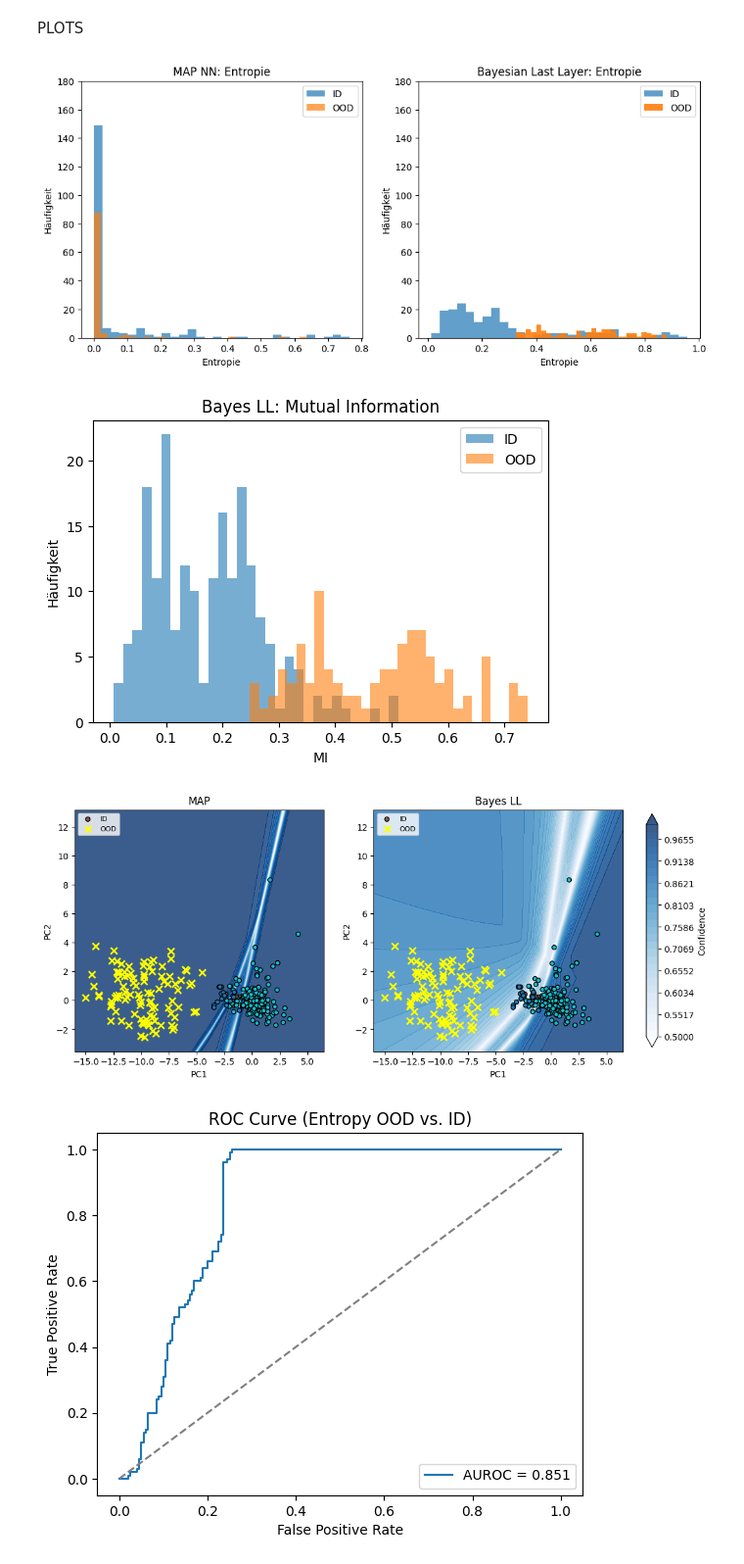
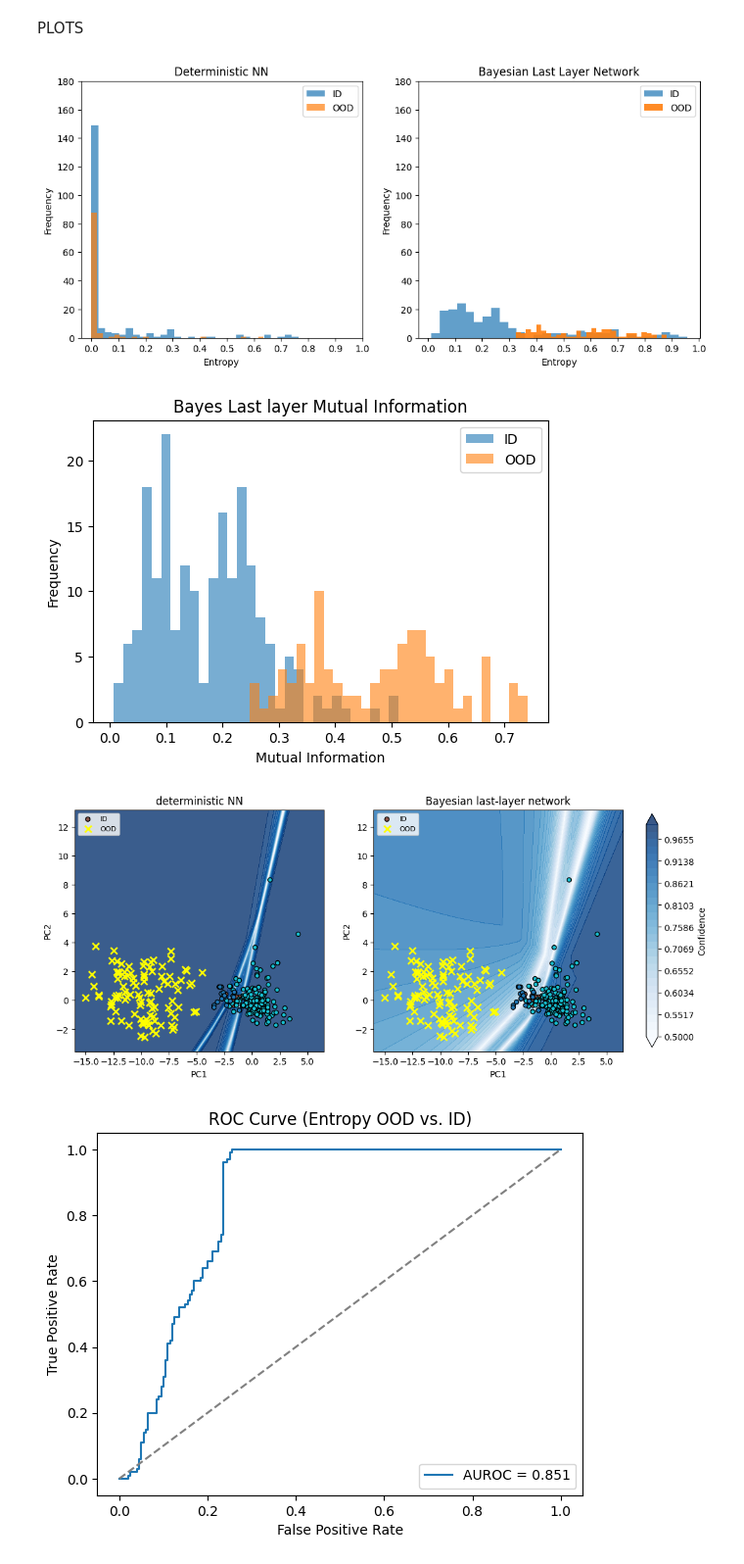
Before and after one commit to Kingmopser/ProbabilisticML, a Jupyter notebook: src/RealData.ipynb, the cells around one changed output. Shown at 98% size. Saved outputs shown, nothing was run; the diff lists cells and outputs as text; code cells hidden in the pictures.

```diff
--- a/src/RealData.ipynb
+++ b/src/RealData.ipynb
@@ -280,39 +280,41 @@ PLOTS
 # %%
 fig, (ax1, ax2) = plt.subplots(1, 2, figsize=(12,5))
 
 #MAP ENTROPY
 ax1.hist(mapentr_ID, bins=30, alpha=0.7, label='ID')
 ax1.hist(mapentr_OOD, bins=30, alpha=0.7, label='OOD')
-ax1.set_xlabel('Entropie')
-ax1.set_ylabel('Häufigkeit')
+ax1.set_xlabel('Entropy')
+ax1.set_ylabel('Frequency')
 ax1.legend()
 ax1.set_yticks(np.arange(0, 200, 20))
-ax1.set_title('MAP NN: Entropie')
+ax1.set_xticks(np.arange(0, 1.1, 0.1))
+ax1.set_title('Deterministic NN')
  #BLL ENTROPY
 ax2.hist(pred_ent_ID, bins=30, alpha=0.7, label='ID')
 ax2.hist(pred_ent_OOD, bins=30, alpha=0.9, label='OOD')
-ax2.set_title('Bayesian Last Layer: Entropie')
-ax2.set_xlabel('Entropie')
-ax2.set_ylabel('Häufigkeit')
+ax2.set_title('Bayesian Last Layer Network')
+ax2.set_xlabel('Entropy')
+ax2.set_ylabel('Frequency')
 ax2.set_yticks(np.arange(0, 200, 20))
+ax2.set_xticks(np.arange(0, 1.1, 0.1))
 ax2.legend()
 plt.savefig("../results/EntropyComp.png")
 plt.show()
 # %% [output]
-[figure, old version]
+[figure, new version]
 # %%
 # Plot MI statt Entropie
 plt.figure(figsize=(6,4))
 plt.hist(mi[~is_ood], bins=30, alpha=0.6, label="ID")
 plt.hist(mi[is_ood],  bins=30, alpha=0.6, label="OOD")
-plt.title("Bayes LL: Mutual Information")
-plt.xlabel("MI")
-plt.ylabel("Häufigkeit")
+plt.title("Bayes Last layer Mutual Information")
+plt.xlabel("Mutual Information")
+plt.ylabel("Frequency")
 plt.legend()
 plt.savefig("../results/MI.png")
 plt.show()
 # %% [output]
-[figure, old version]
+[figure, new version]
 # %%
 #plt.hist(energy_ID, bins=30, alpha=0.7, label='ID')
 #plt.hist(energy_OOD, bins=30, alpha=0.9, label='OOD')
@@ -354,7 +356,7 @@ conf_bll            = mean_prob_bll.max(axis=1)
 fig, axes = plt.subplots(1, 2, figsize=(12, 5), facecolor='white')
 mappables = []
 
-for ax, (label, conf) in zip(axes, [("MAP", conf_map), ("Bayes LL", conf_bll)]):
+for ax, (label, conf) in zip(axes, [("deterministic NN", conf_map), ("Bayesian last-layer network", conf_bll)]):
     m = ax.contourf(
         xx, yy, conf.reshape(xx.shape),
         levels=np.linspace(0.5, 1.0, 30),
@@ -400,7 +402,7 @@ fig.colorbar(
 plt.savefig("../results/ConfidencePlot.png")
 plt.show()
 # %% [output]
-[figure, old version]
+[figure, new version]
 # %%
 labels = np.concatenate([np.zeros_like(pred_ent_ID), np.ones_like(pred_ent_OOD)])
 scores = np.concatenate([pred_ent_ID, pred_ent_OOD])  # oder -energy, -max_logit etc.
```
Also changed, not shown: 3 other files.
